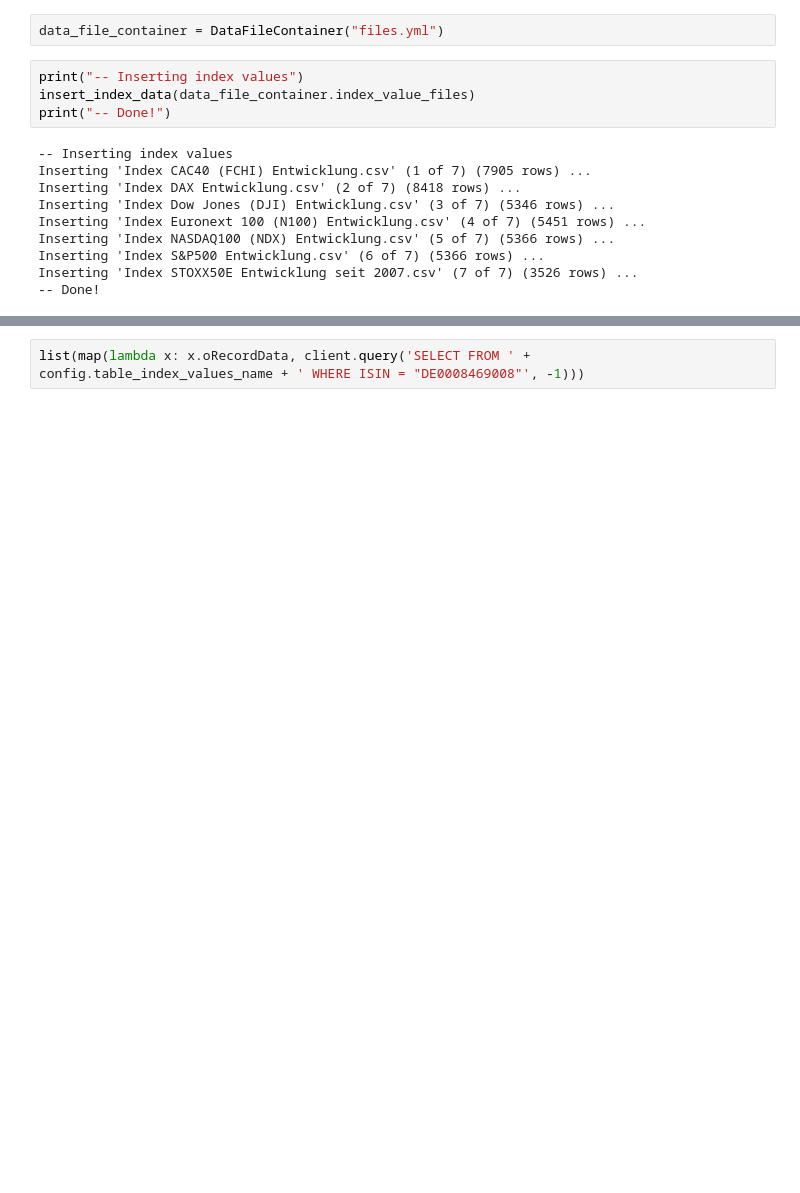
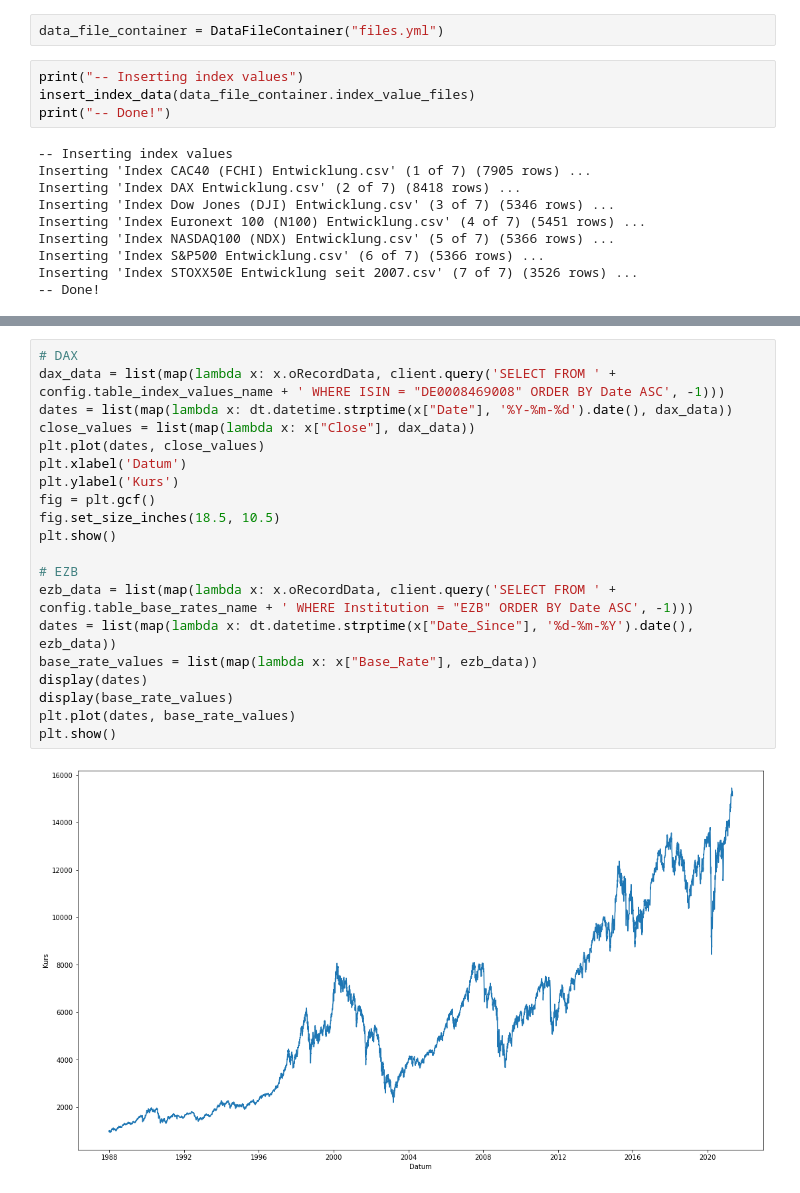
Before and after one commit to alexandermenze/wdk-projekt, a Jupyter notebook: 41_DatenEinlesen.ipynb, the cells around one changed output, grey strips where cells are left out. Saved outputs shown, nothing was run; the diff lists cells and outputs as text; blank space fills up the shorter version.

```diff
--- a/41_DatenEinlesen.ipynb
+++ b/41_DatenEinlesen.ipynb
@@ -129,2 +135,22 @@ print(client.query("SELECT FROM " + config.table_base_rates_name, 10)[0])
-# %%
-list(map(lambda x: x.oRecordData, client.query('SELECT FROM ' + config.table_index_values_name + ' WHERE ISIN = "DE0008469008"', -1)))
+# %%
+# DAX
+dax_data = list(map(lambda x: x.oRecordData, client.query('SELECT FROM ' + config.table_index_values_name + ' WHERE ISIN = "DE0008469008" ORDER BY Date ASC', -1)))
+dates = list(map(lambda x: dt.datetime.strptime(x["Date"], '%Y-%m-%d').date(), dax_data))
+close_values = list(map(lambda x: x["Close"], dax_data))
+plt.plot(dates, close_values)
+plt.xlabel('Datum')
+plt.ylabel('Kurs')
+fig = plt.gcf()
+fig.set_size_inches(18.5, 10.5)
+plt.show()
+
+# EZB
+ezb_data = list(map(lambda x: x.oRecordData, client.query('SELECT FROM ' + config.table_base_rates_name + ' WHERE Institution = "EZB" ORDER BY Date ASC', -1)))
+dates = list(map(lambda x: dt.datetime.strptime(x["Date_Since"], '%d-%m-%Y').date(), ezb_data))
+base_rate_values = list(map(lambda x: x["Base_Rate"], ezb_data))
+display(dates)
+display(base_rate_values)
+plt.plot(dates, base_rate_values)
+plt.show()
+# %% [output]
+[figure, added]
```
Also changed, not shown: parts of 6 cells of this notebook, 7 other files.
